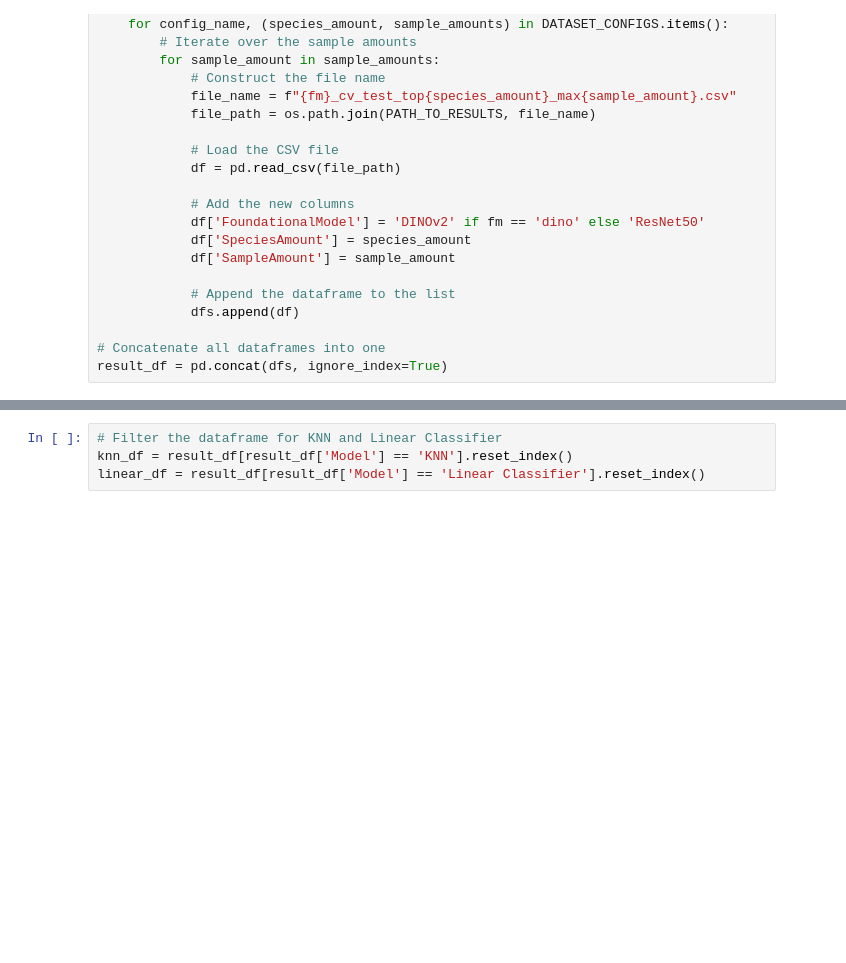
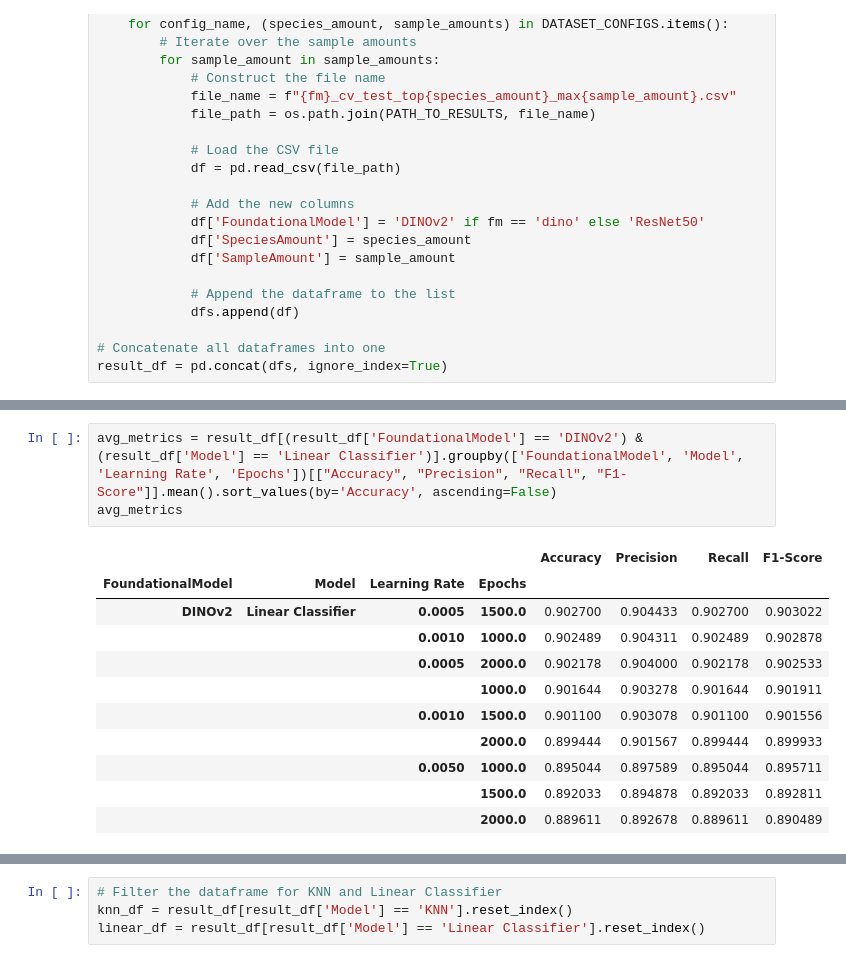
Before and after one commit to leo-grz/BachelorThesis_LepidopteraFGIC, a Jupyter notebook: notebooks/08_results_analysis.ipynb, the cells around one changed output, grey strips where cells are left out. Cells and saved outputs as stored; diff of their text form; blank space fills up the shorter version.

```diff
--- a/notebooks/08_results_analysis.ipynb
+++ b/notebooks/08_results_analysis.ipynb
@@ -43,0 +73,15 @@ result_df = pd.concat(dfs, ignore_index=True)
+# %%
+avg_metrics = result_df[(result_df['FoundationalModel'] == 'DINOv2') & (result_df['Model'] == 'Linear Classifier')].groupby(['FoundationalModel', 'Model', 'Learning Rate', 'Epochs'])[["Accuracy", "Precision", "Recall", "F1-Score"]].mean().sort_values(by='Accuracy', ascending=False)
+avg_metrics
+# %% [output]
+|  |  |  |  | Accuracy | Precision | Recall | F1-Score |
+| FoundationalModel | Model | Learning Rate | Epochs |  |  |  |  |
+| DINOv2 | Linear Classifier | 0.0005 | 1500.0 | 0.902700 | 0.904433 | 0.902700 | 0.903022 |
+|  |  | 0.0010 | 1000.0 | 0.902489 | 0.904311 | 0.902489 | 0.902878 |
+|  |  | 0.0005 | 2000.0 | 0.902178 | 0.904000 | 0.902178 | 0.902533 |
+|  |  |  | 1000.0 | 0.901644 | 0.903278 | 0.901644 | 0.901911 |
+|  |  | 0.0010 | 1500.0 | 0.901100 | 0.903078 | 0.901100 | 0.901556 |
+|  |  |  | 2000.0 | 0.899444 | 0.901567 | 0.899444 | 0.899933 |
+|  |  | 0.0050 | 1000.0 | 0.895044 | 0.897589 | 0.895044 | 0.895711 |
+|  |  |  | 1500.0 | 0.892033 | 0.894878 | 0.892033 | 0.892811 |
+|  |  |  | 2000.0 | 0.889611 | 0.892678 | 0.889611 | 0.890489 |
```
Also changed, not shown: parts of 10 cells of this notebook, 5 other files.
